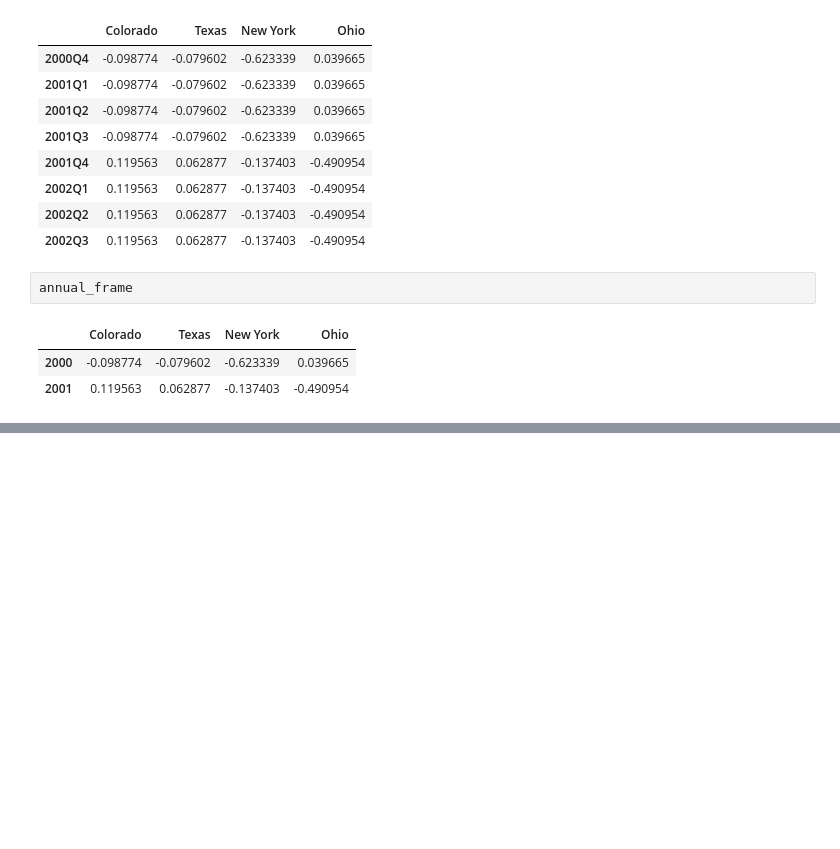
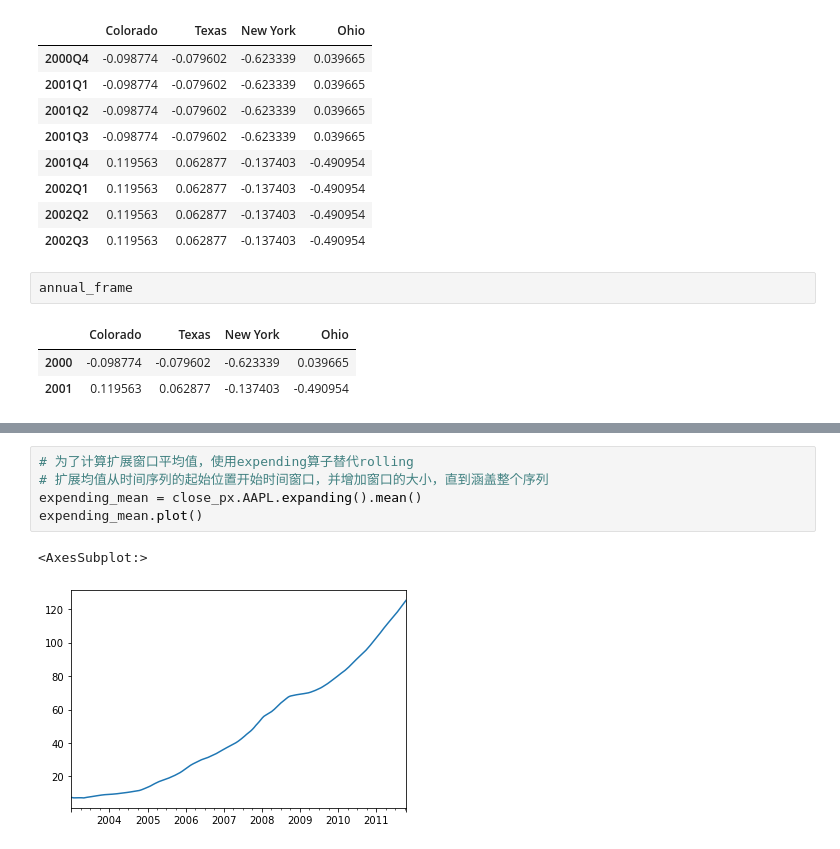
Before and after one commit to wfy0508/LearningPython, a Jupyter notebook: dataAnalysis/chapter11.ipynb, the cells around one changed output, grey strips where cells are left out. Saved outputs shown, nothing was run; the diff lists cells and outputs as text; blank space fills up the shorter version.

```diff
--- a/dataAnalysis/chapter11.ipynb
+++ b/dataAnalysis/chapter11.ipynb
@@ -903,0 +947,8 @@ DatetimeIndex(['2000-03-31', '2000-06-30', '2000-09-30', '2000-12-31'], dtype='d
+# %%
+# 为了计算扩展窗口平均值，使用expending算子替代rolling
+# 扩展均值从时间序列的起始位置开始时间窗口，并增加窗口的大小，直到涵盖整个序列
+expending_mean = close_px.AAPL.expanding().mean()
+expending_mean.plot()
+# %% [output]
+<AxesSubplot:>
+[figure, added]
```
Also changed, not shown: parts of 16 cells of this notebook.
